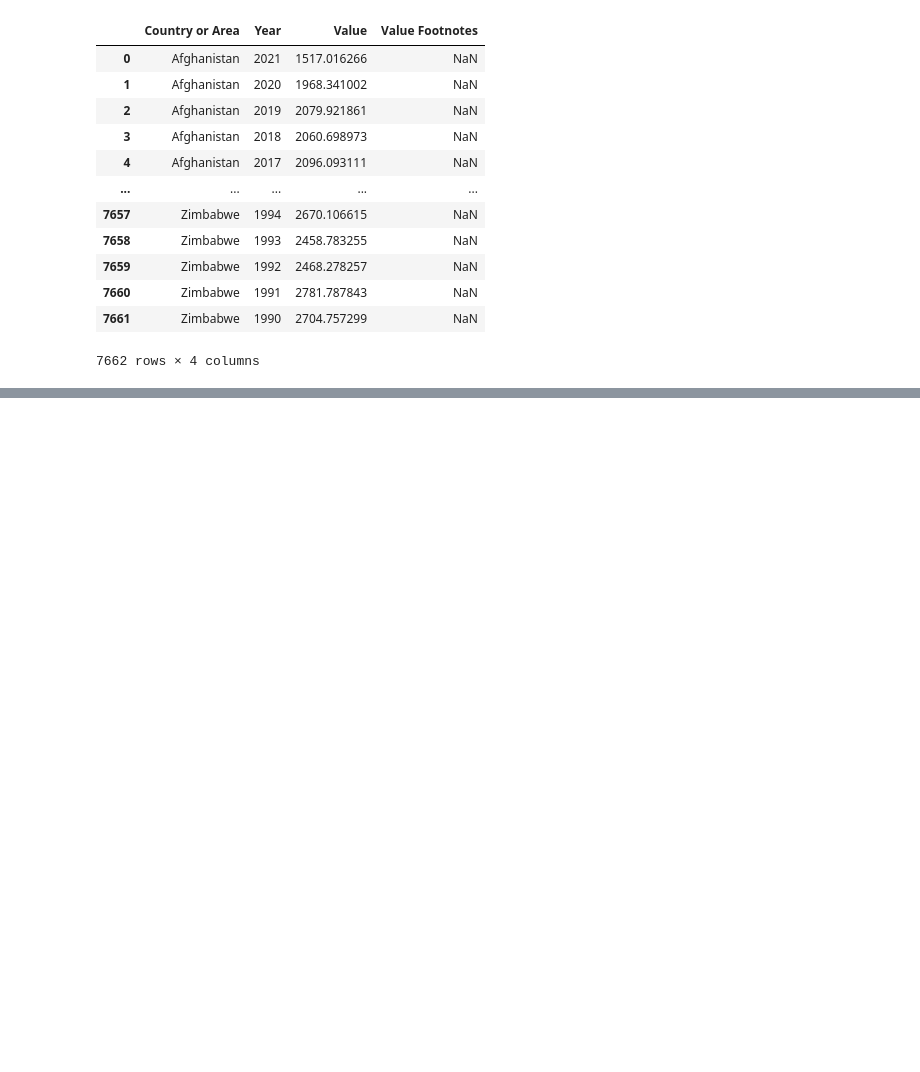
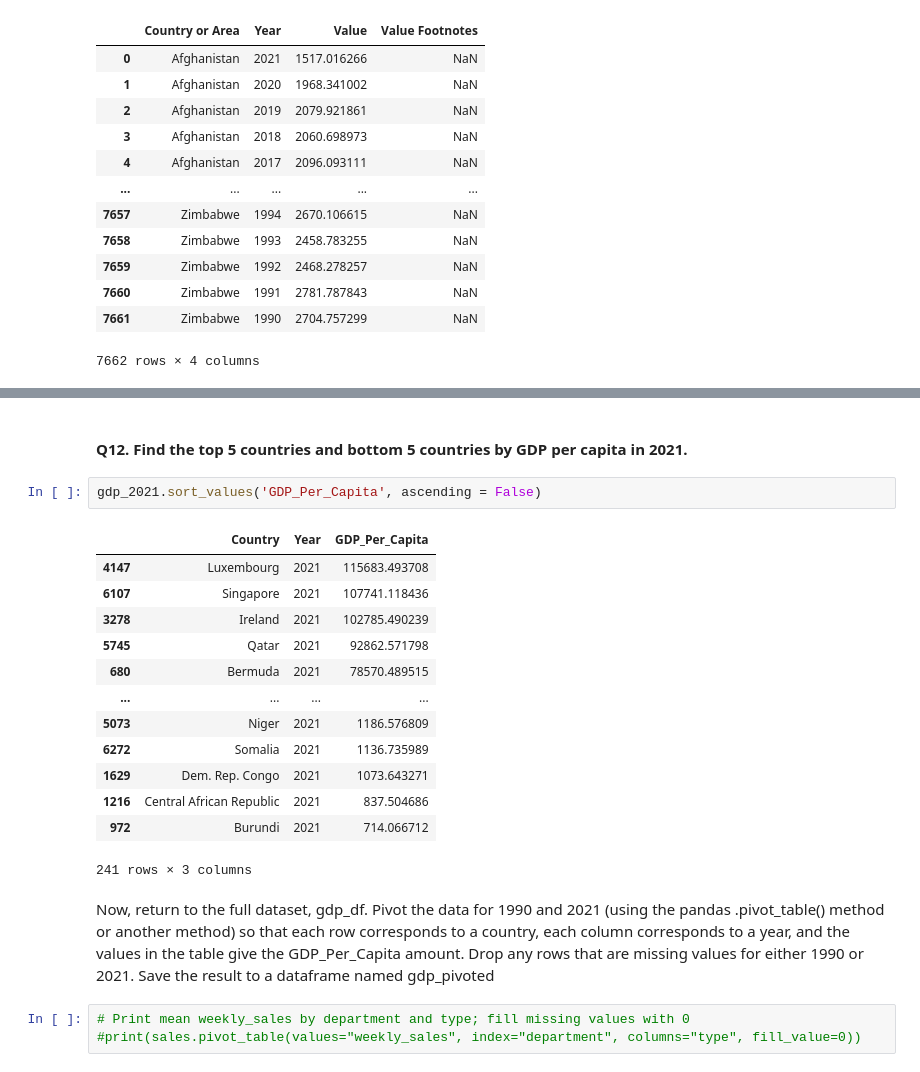
Before and after one commit to nss-data-science-cohort-8/un-exploration-mariacancodenow, a Jupyter notebook: notebooks/UN_Data_Exploration.ipynb, the cells around one changed output, grey strips where cells are left out. Drawn from its saved outputs; the diff is of its cells as text; blank space fills up the shorter version.

```diff
--- a/notebooks/UN_Data_Exploration.ipynb
+++ b/notebooks/UN_Data_Exploration.ipynb
@@ -119,0 +249,23 @@ RangeIndex(start=0, stop=7662, step=1)
+# %% [markdown]
+#### Q12. Find the top 5 countries and bottom 5 countries by GDP per capita in 2021.
+# %%
+gdp_2021.sort_values('GDP_Per_Capita', ascending = False)
+# %% [output]
+|  | Country | Year | GDP_Per_Capita |
+| 4147 | Luxembourg | 2021 | 115683.493708 |
+| 6107 | Singapore | 2021 | 107741.118436 |
+| 3278 | Ireland | 2021 | 102785.490239 |
+| 5745 | Qatar | 2021 | 92862.571798 |
+| 680 | Bermuda | 2021 | 78570.489515 |
+| ... | ... | ... | ... |
+| 5073 | Niger | 2021 | 1186.576809 |
+| 6272 | Somalia | 2021 | 1136.735989 |
+| 1629 | Dem. Rep. Congo | 2021 | 1073.643271 |
+| 1216 | Central African Republic | 2021 | 837.504686 |
+| 972 | Burundi | 2021 | 714.066712 |
+241 rows × 3 columns
+# %% [markdown]
+Now, return to the full dataset, gdp_df. Pivot the data for 1990 and 2021 (using the pandas .pivot_table() method or another method) so that each row corresponds to a country, each column corresponds to a year, and the values in the table give the GDP_Per_Capita amount. Drop any rows that are missing values for either 1990 or 2021. Save the result to a dataframe named gdp_pivoted
+# %%
+# Print mean weekly_sales by department and type; fill missing values with 0
+#print(sales.pivot_table(values="weekly_sales", index="department", columns="type", fill_value=0))
```
Also changed, not shown: parts of 28 cells of this notebook, 1 other file.
